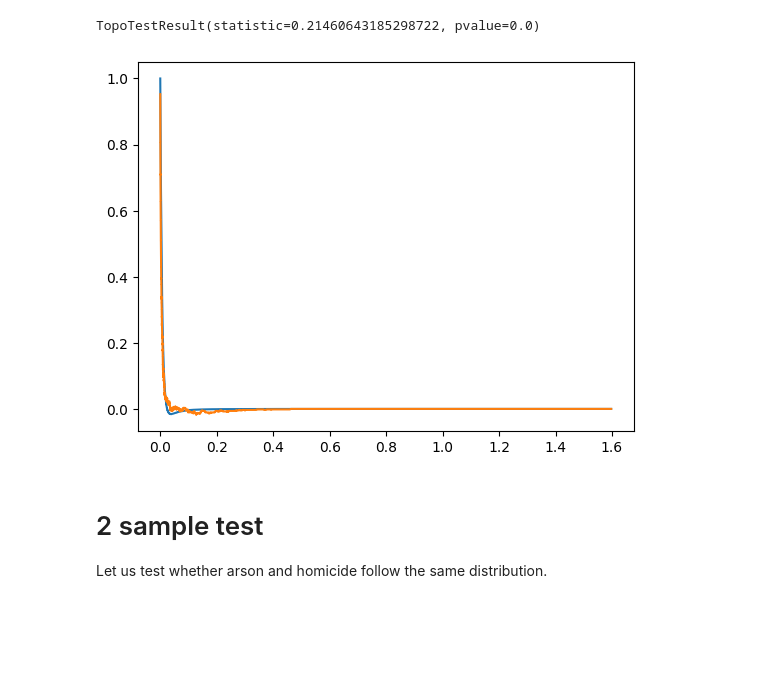
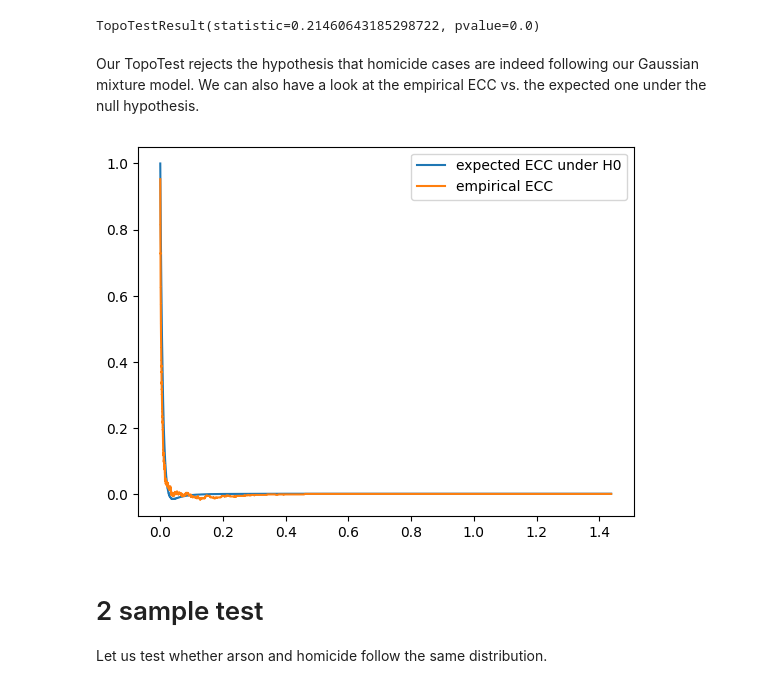
Before and after one commit to nihell/topotests, a Jupyter notebook: ChicagoCrimes.ipynb, the cells around one changed output. Saved outputs shown, nothing was run; the diff lists cells and outputs as text; code cells hidden in the pictures; blank space fills up the shorter version.

```diff
--- a/ChicagoCrimes.ipynb
+++ b/ChicagoCrimes.ipynb
@@ -94,16 +92,19 @@ tt.fit(rv=my_gaussian_mixture, n_signature=1000)
 tt.predict(X)
 # %% [output]
 TopoTestResult(statistic=0.21460643185298722, pvalue=0.0)
+# %% [markdown]
+Our TopoTest rejects the hypothesis that homicide cases are indeed following our Gaussian mixture model.
+We can also have a look at the empirical ECC vs. the expected one under the null hypothesis.
 # %%
 f,ax = plt.subplots()
 
-ax.plot(tt.representation.xs,tt.representation.representation)
-ecc_trafo = tt.representation.transform([np.array(df)])
-ax.plot(tt.representation.xs,ecc_trafo[1][0])
-#ax.set_xlim((-1e9,0.5e11))
+ax.plot(tt.representation.xs,tt.representation.representation, label='expected ECC under H0')
+ecc_trafo = tt.representation.transform([Y])
+ax.plot(tt.representation.xs,ecc_trafo[1][0], label='empirical ECC')
+ax.legend()
 plt.show()
 # %% [output]
-[figure, old version]
+[figure, new version]
 # %% [markdown]
 # 2 sample test
 Let us test whether arson and homicide follow the same distribution.
```
Also changed, not shown: parts of 4 cells of this notebook.
